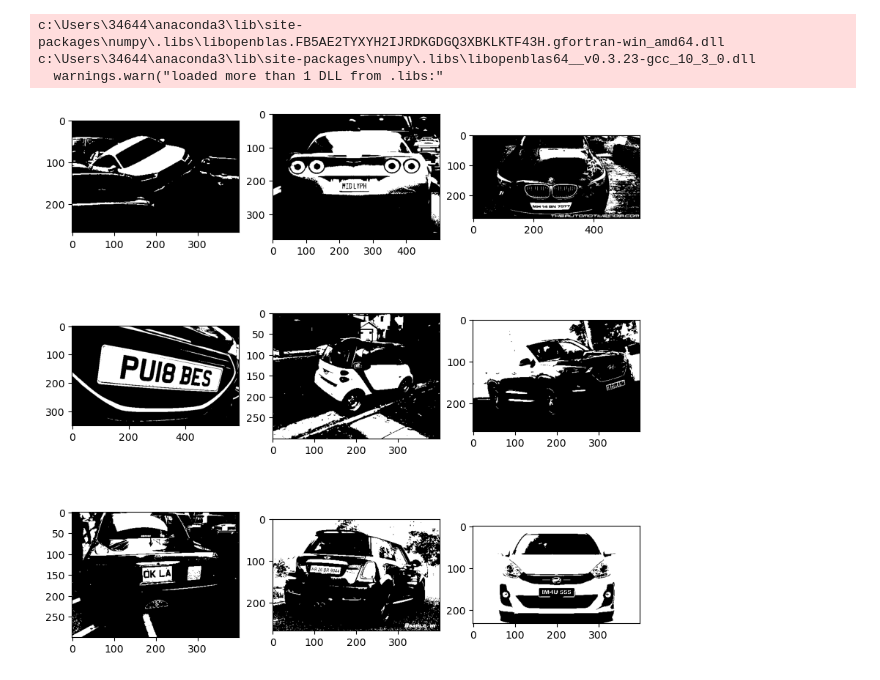
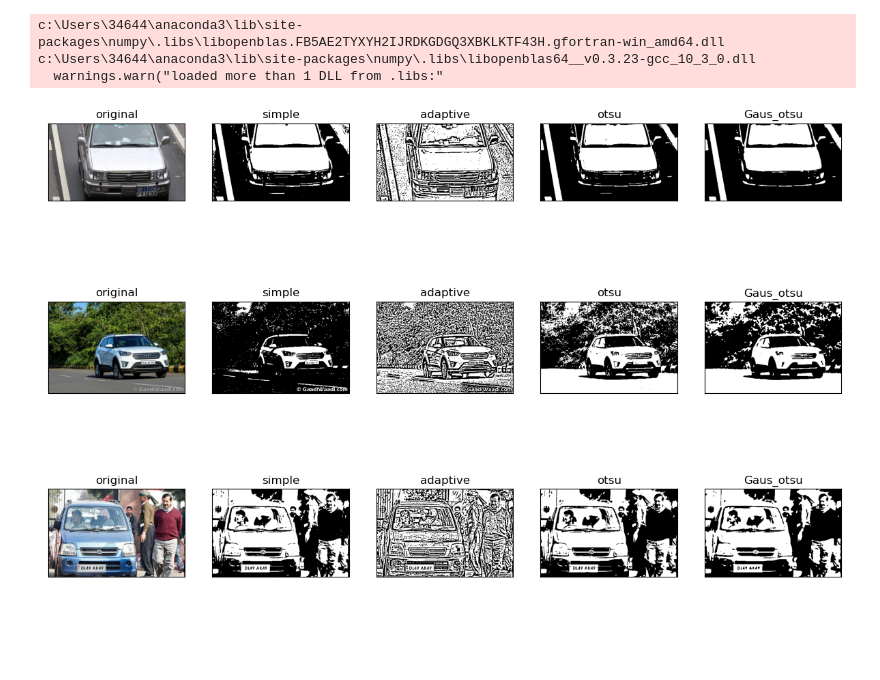
Before and after one commit to adriangar8/vision_learning_project1, a Jupyter notebook: project1/Test.ipynb, the cells around one changed output. Saved outputs shown, nothing was run; the diff lists cells and outputs as text; code cells hidden in the pictures; blank space fills up the shorter version.

```diff
--- a/project1/Test.ipynb
+++ b/project1/Test.ipynb
@@ -21,10 +15,0 @@ def binary_image(image_path):
-# %%
-fig, axis = plt.subplots(3, 3, figsize = (10, 10))
-for i in range(3):
-    for j in range(3):
-        image = binary_image(random.choice(INDIVIDUAL_IMG_PATHS))
-        axis[i, j].imshow(image, cmap=plt.cm.gray)
-
-plt.show()
-# %% [output]
-[figure, removed]
@@ -35,0 +16,46 @@ plt.show()
+# %%
+def binary_methods(image_path, method = 'simple'):
+    image = cv.imread(str(image_path))
+
+    # Convert the image from BGR to RGB
+    image_rgb = cv.cvtColor(image, cv.COLOR_BGR2RGB)
+    image_gray = cv.cvtColor(image_rgb, cv.COLOR_RGB2GRAY)
+
+    if method == 'original':
+        return image_rgb
+
+    if method == 'simple':
+        binary__image = cv.threshold(image_gray, 127, 255, 0)[1]
+
+    elif method == 'adaptive':
+        binary__image = cv.adaptiveThreshold(image_gray, 255, cv.ADAPTIVE_THRESH_GAUSSIAN_C, cv.THRESH_BINARY, 11, 2)
+
+    elif method == 'otsu':
+        _, binary__image = cv.threshold(image_gray, 0, 255, cv.THRESH_BINARY+cv.THRESH_OTSU)
+
+    elif method == 'Gaus_otsu':
+        blur = cv.GaussianBlur(image_gray, (5, 5), 0)
+        _, binary__image = cv.threshold(blur, 0, 255, cv.THRESH_BINARY+cv.THRESH_OTSU)
+
+    return binary__image
+# %%
+def plot_car():
+    plt.figure(figsize=(15, 10))   # (width, height)
+    methods = ['original', 'simple', 'adaptive', 'otsu', 'Gaus_otsu']
+
+    for i in range(len(methods) * 3):
+        pos = i % len(methods)
+        if (pos == 0):
+            image_path = random.choice(INDIVIDUAL_IMG_PATHS)
+
+        image = binary_methods(image_path, method=methods[pos])
+        plt.subplot(3, len(methods), i+1)
+        plt.imshow(image, 'gray')
+        plt.title(methods[pos])
+        plt.xticks([]),plt.yticks([])
+
+    plt.show()
+# %%
+plot_car()
+# %% [output]
+[figure, added]
```
Also changed, not shown: parts of 4 cells of this notebook.
